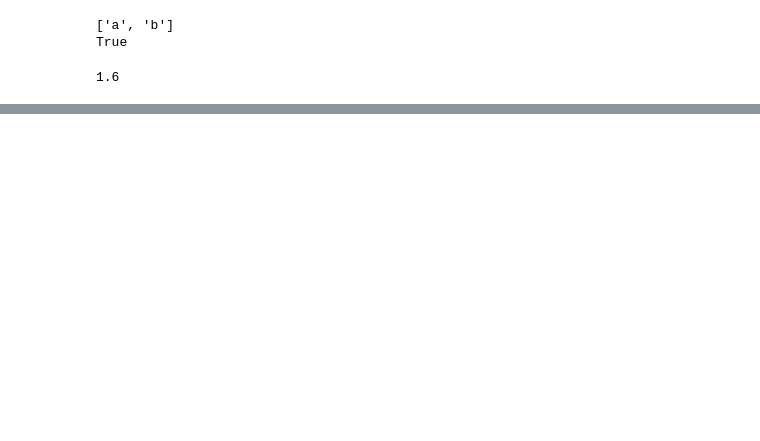
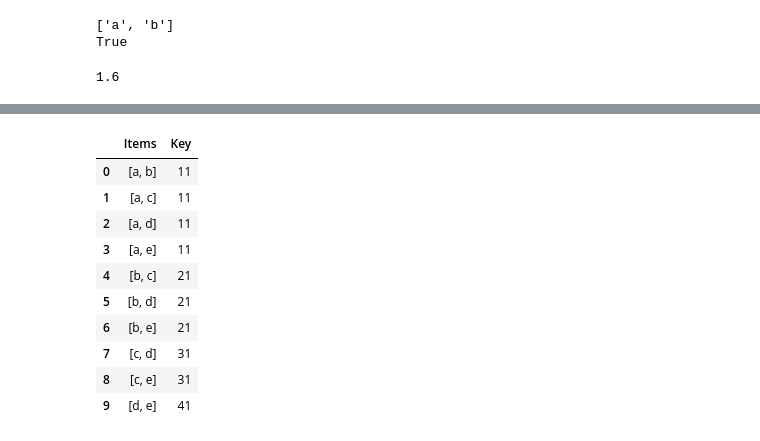
Before and after one commit to thaitrann/High-Occupancy-Itemset, a Jupyter notebook: code/FHOI.ipynb, the cells around one changed output, grey strips where cells are left out. Drawn from its saved outputs; the diff is of its cells as text; code cells hidden in the pictures; blank space fills up the shorter version.

```diff
--- a/code/FHOI.ipynb
+++ b/code/FHOI.ipynb
@@ -368,0 +369,3 @@ Execution time: 2.0152628421783447 seconds
+# %%
+df_stset.insert(loc=1, column='Key', value=list(range(1, len(df_stset) + 1)))
+df_stset[['Items','Key']]
@@ -368,0 +379,30 @@ Execution time: 2.0152628421783447 seconds
+# %%
+# df['Key'] = df['Key'].astype(str) + '1'
+def equivalence_class(df):
+    new_rows = []
+    for index, row in df.iterrows():
+        items = row['Items']
+        key = row['Key']
+        new_key = str(key) + '1'
+        for i in range(index + 1, len(df)):
+            next_item = df.iloc[i]['Items'][0]
+            combined_items = items + [next_item]
+
+            new_rows.append([combined_items, new_key])
+    new_df = pd.DataFrame(new_rows, columns = ['Items','Key'])
+    return new_df
+# %%
+test_df = equivalence_class(df_stset)
+test_df
+# %% [output]
+|  | Items | Key |
+| 0 | [a, b] | 11 |
+| 1 | [a, c] | 11 |
+| 2 | [a, d] | 11 |
+| 3 | [a, e] | 11 |
+| 4 | [b, c] | 21 |
+| 5 | [b, d] | 21 |
+| 6 | [b, e] | 21 |
+| 7 | [c, d] | 31 |
+| 8 | [c, e] | 31 |
+| 9 | [d, e] | 41 |
```
Also changed, not shown: parts of 5 cells of this notebook.
